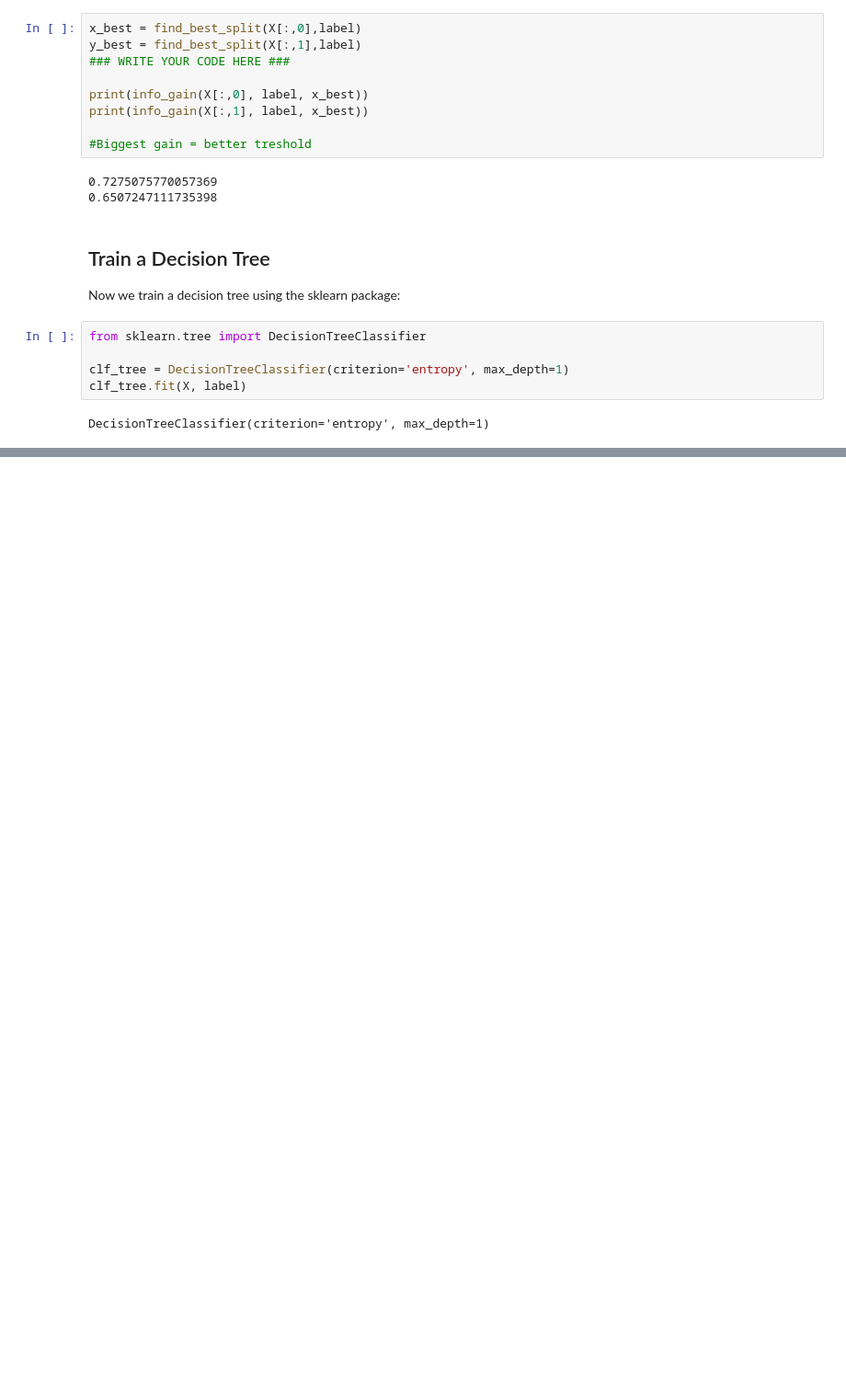
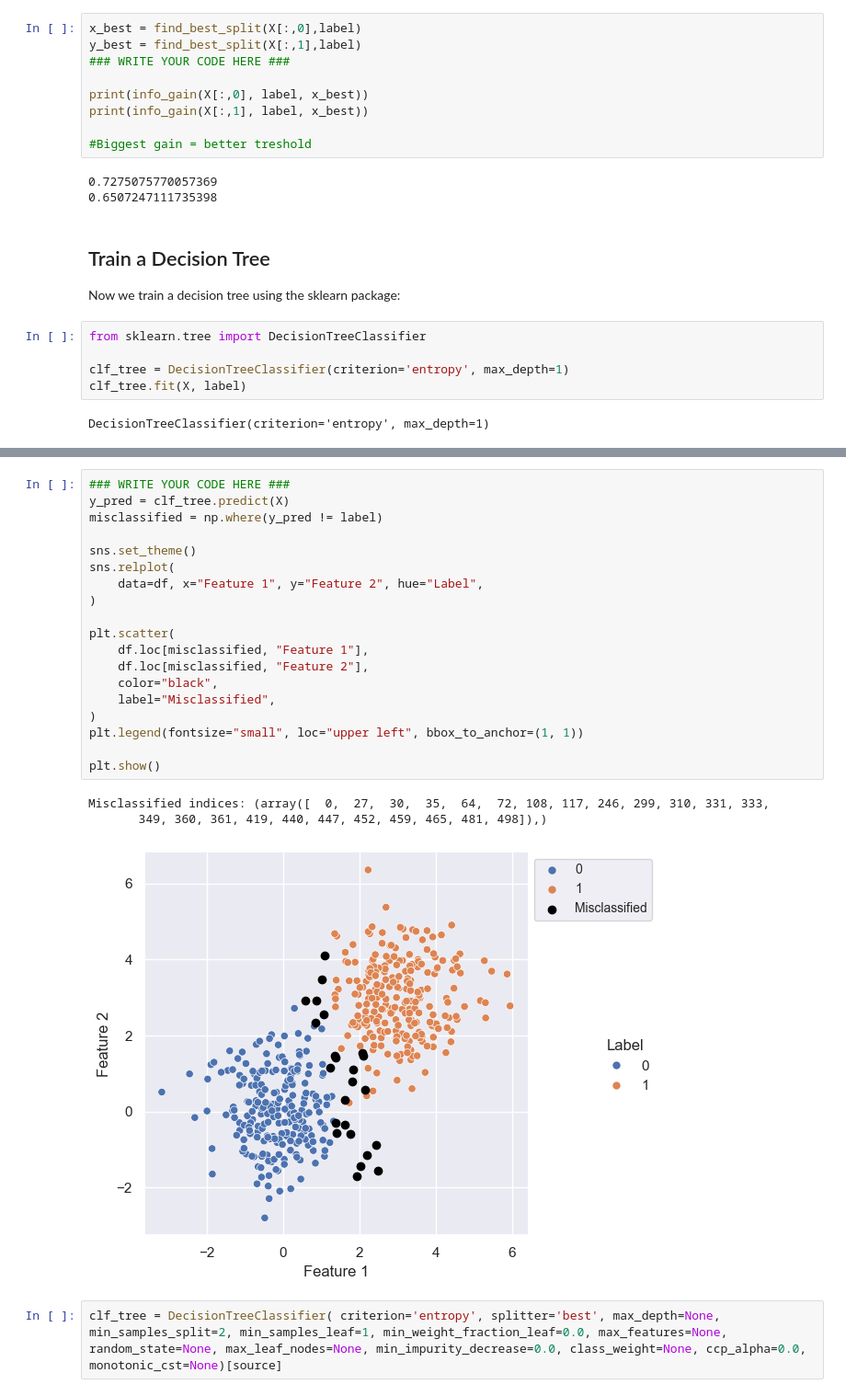
Before and after one commit to Eldioslumin/ML, a Jupyter notebook: Week_02/Lab04_DecisionTrees.ipynb, the cells around one changed output, grey strips where cells are left out. Shown at 92% size. Drawn from its saved outputs; the diff is of its cells as text; blank space fills up the shorter version.

```diff
--- a/Week_02/Lab04_DecisionTrees.ipynb
+++ b/Week_02/Lab04_DecisionTrees.ipynb
@@ -228,0 +191,25 @@ Misclassified indices: [  0  27  30  35  64  72 108 117 246 299 310 331 333 349
+# %%
+### WRITE YOUR CODE HERE ###
+y_pred = clf_tree.predict(X)
+misclassified = np.where(y_pred != label)
+
+sns.set_theme()
+sns.relplot(
+    data=df, x="Feature 1", y="Feature 2", hue="Label",
+)
+
+plt.scatter(
+    df.loc[misclassified, "Feature 1"],
+    df.loc[misclassified, "Feature 2"],
+    color="black",
+    label="Misclassified",
+)
+plt.legend(fontsize="small", loc="upper left", bbox_to_anchor=(1, 1))
+
+plt.show()
+# %% [output]
+Misclassified indices: (array([  0,  27,  30,  35,  64,  72, 108, 117, 246, 299, 310, 331, 333,
+       349, 360, 361, 419, 440, 447, 452, 459, 465, 481, 498]),)
+[figure, added]
+# %%
+clf_tree = DecisionTreeClassifier( criterion='entropy', splitter='best', max_depth=None, min_samples_split=2, min_samples_leaf=1, min_weight_fraction_leaf=0.0, max_features=None, random_state=None, max_leaf_nodes=None, min_impurity_decrease=0.0, class_weight=None, ccp_alpha=0.0, monotonic_cst=None)[source]
```
Also changed, not shown: parts of 5 cells of this notebook.
